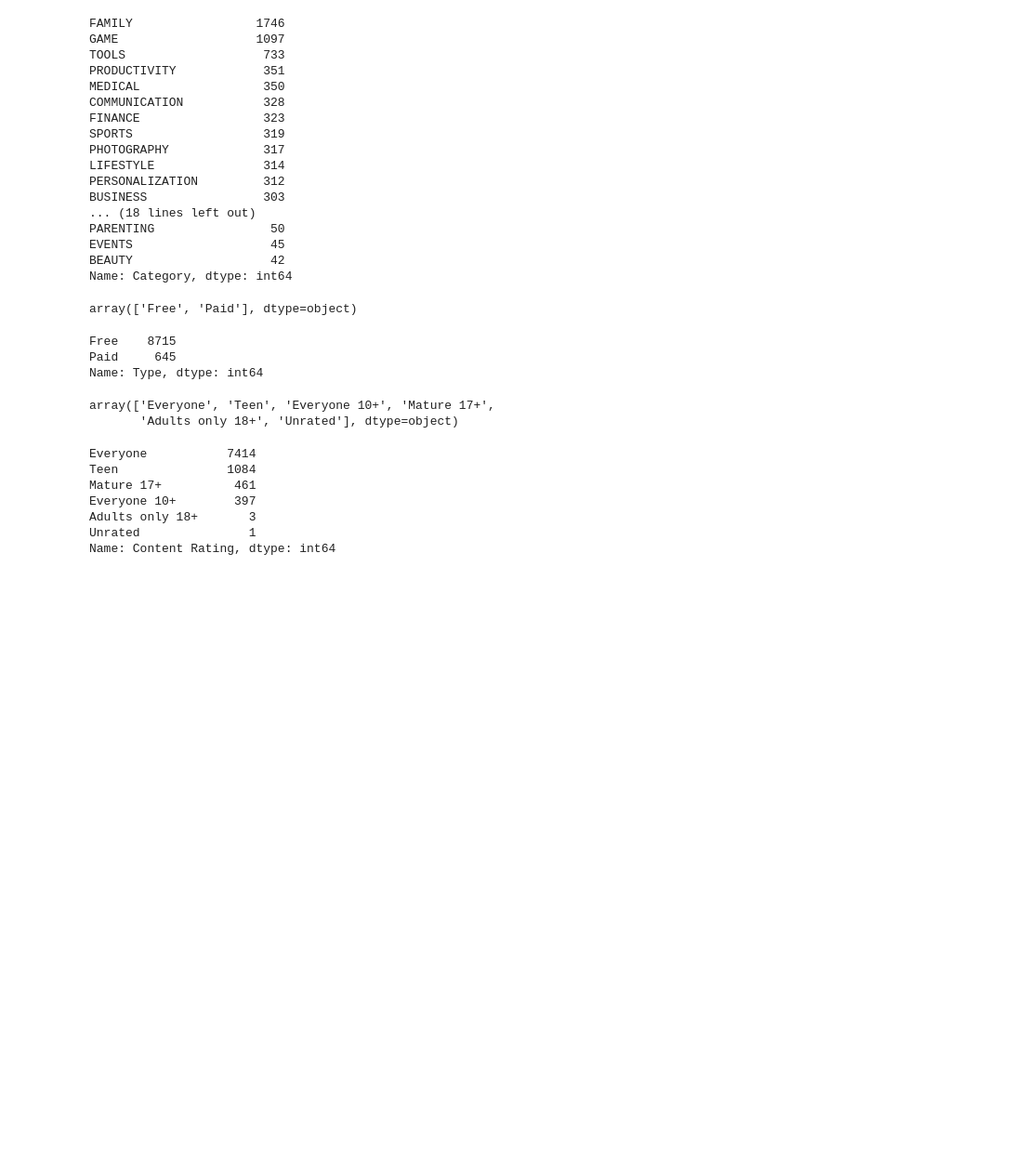
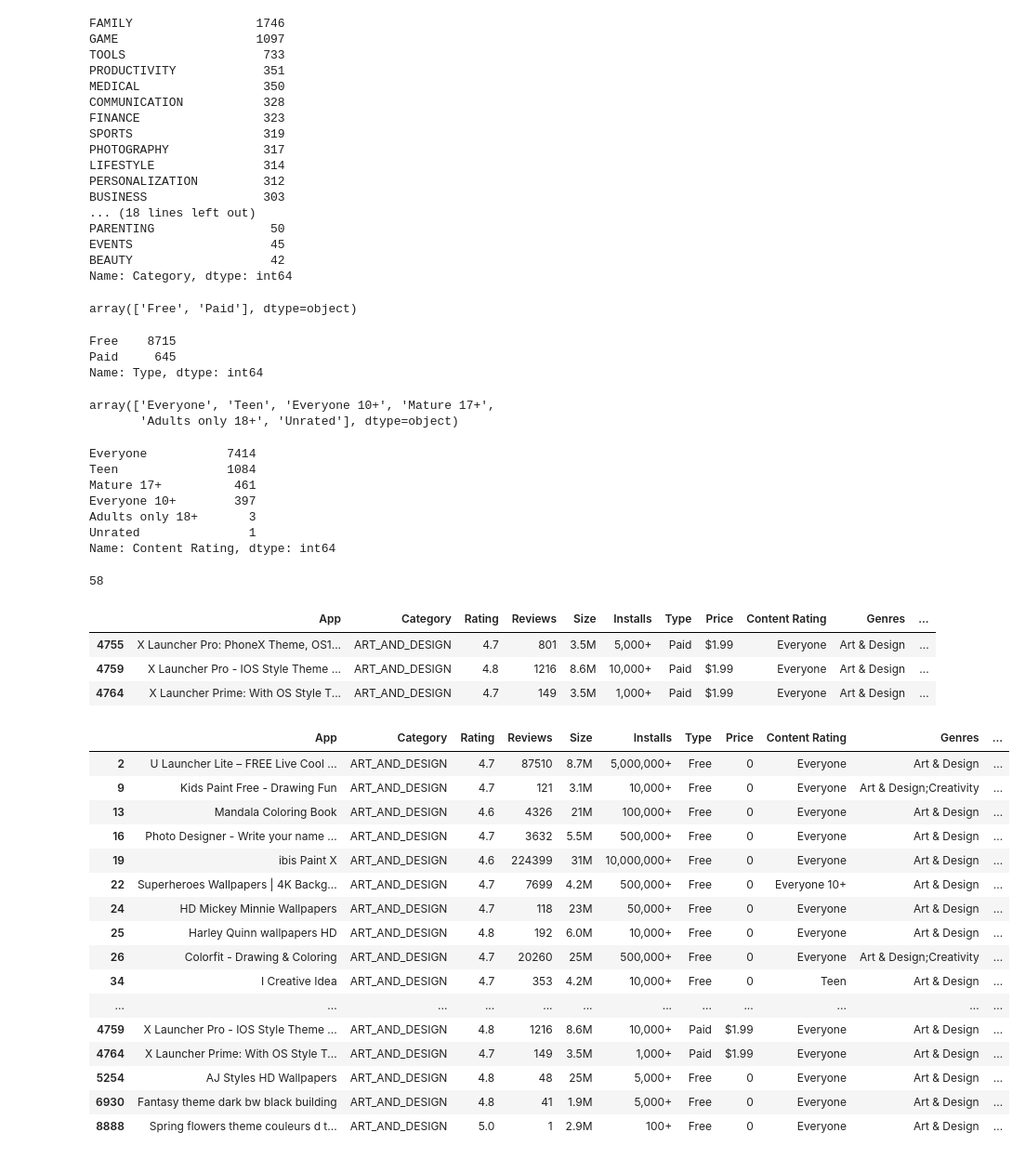
Before and after one commit to guptadhruv51/Data-Science-and-ML-GFG-, a Jupyter notebook: Data_Analysis/Pandas.ipynb, the cells around one changed output. Shown at 93% size. Saved outputs shown, nothing was run; the diff lists cells and outputs as text; code cells hidden in the pictures; blank space fills up the shorter version.

```diff
--- a/Data_Analysis/Pandas.ipynb
+++ b/Data_Analysis/Pandas.ipynb
@@ -213,3 +213,34 @@ Everyone 10+        397
 Adults only 18+       3
 Unrated               1
 Name: Content Rating, dtype: int64
+# %%
+df[(df['Type']=="Free")&(df['Category']=='ART_AND_DESIGN')]
+# %% [output]
+58
+# %%
+df[(df['Type']=="Paid")&(df['Category']=='ART_AND_DESIGN')]
+# %% [output]
+|  | App | Category | Rating | Reviews | Size | Installs | Type | Price | Content Rating | Genres | ... |
+| 4755 | X Launcher Pro: PhoneX Theme, OS1... | ART_AND_DESIGN | 4.7 | 801 | 3.5M | 5,000+ | Paid | $1.99 | Everyone | Art & Design | ... |
+| 4759 | X Launcher Pro - IOS Style Theme ... | ART_AND_DESIGN | 4.8 | 1216 | 8.6M | 10,000+ | Paid | $1.99 | Everyone | Art & Design | ... |
+| 4764 | X Launcher Prime: With OS Style T... | ART_AND_DESIGN | 4.7 | 149 | 3.5M | 1,000+ | Paid | $1.99 | Everyone | Art & Design | ... |
+# %%
+df[(df['Rating']>4.5)&(df['Category']=='ART_AND_DESIGN')]
+# %% [output]
+|  | App | Category | Rating | Reviews | Size | Installs | Type | Price | Content Rating | Genres | ... |
+| 2 | U Launcher Lite – FREE Live Cool ... | ART_AND_DESIGN | 4.7 | 87510 | 8.7M | 5,000,000+ | Free | 0 | Everyone | Art & Design | ... |
+| 9 | Kids Paint Free - Drawing Fun | ART_AND_DESIGN | 4.7 | 121 | 3.1M | 10,000+ | Free | 0 | Everyone | Art & Design;Creativity | ... |
+| 13 | Mandala Coloring Book | ART_AND_DESIGN | 4.6 | 4326 | 21M | 100,000+ | Free | 0 | Everyone | Art & Design | ... |
+| 16 | Photo Designer - Write your name ... | ART_AND_DESIGN | 4.7 | 3632 | 5.5M | 500,000+ | Free | 0 | Everyone | Art & Design | ... |
+| 19 | ibis Paint X | ART_AND_DESIGN | 4.6 | 224399 | 31M | 10,000,000+ | Free | 0 | Everyone | Art & Design | ... |
+| 22 | Superheroes Wallpapers | 4K Backg... | ART_AND_DESIGN | 4.7 | 7699 | 4.2M | 500,000+ | Free | 0 | Everyone 10+ | Art & Design | ... |
+| 24 | HD Mickey Minnie Wallpapers | ART_AND_DESIGN | 4.7 | 118 | 23M | 50,000+ | Free | 0 | Everyone | Art & Design | ... |
+| 25 | Harley Quinn wallpapers HD | ART_AND_DESIGN | 4.8 | 192 | 6.0M | 10,000+ | Free | 0 | Everyone | Art & Design | ... |
+| 26 | Colorfit - Drawing & Coloring | ART_AND_DESIGN | 4.7 | 20260 | 25M | 500,000+ | Free | 0 | Everyone | Art & Design;Creativity | ... |
+| 34 | I Creative Idea | ART_AND_DESIGN | 4.7 | 353 | 4.2M | 10,000+ | Free | 0 | Teen | Art & Design | ... |
+| ... | ... | ... | ... | ... | ... | ... | ... | ... | ... | ... | ... |
+| 4759 | X Launcher Pro - IOS Style Theme ... | ART_AND_DESIGN | 4.8 | 1216 | 8.6M | 10,000+ | Paid | $1.99 | Everyone | Art & Design | ... |
+| 4764 | X Launcher Prime: With OS Style T... | ART_AND_DESIGN | 4.7 | 149 | 3.5M | 1,000+ | Paid | $1.99 | Everyone | Art & Design | ... |
+| 5254 | AJ Styles HD Wallpapers | ART_AND_DESIGN | 4.8 | 48 | 25M | 5,000+ | Free | 0 | Everyone | Art & Design | ... |
+| 6930 | Fantasy theme dark bw black building | ART_AND_DESIGN | 4.8 | 41 | 1.9M | 5,000+ | Free | 0 | Everyone | Art & Design | ... |
+| 8888 | Spring flowers theme couleurs d t... | ART_AND_DESIGN | 5.0 | 1 | 2.9M | 100+ | Free | 0 | Everyone | Art & Design | ... |
```
Also changed, not shown: parts of 2 cells of this notebook, 2 other files.
